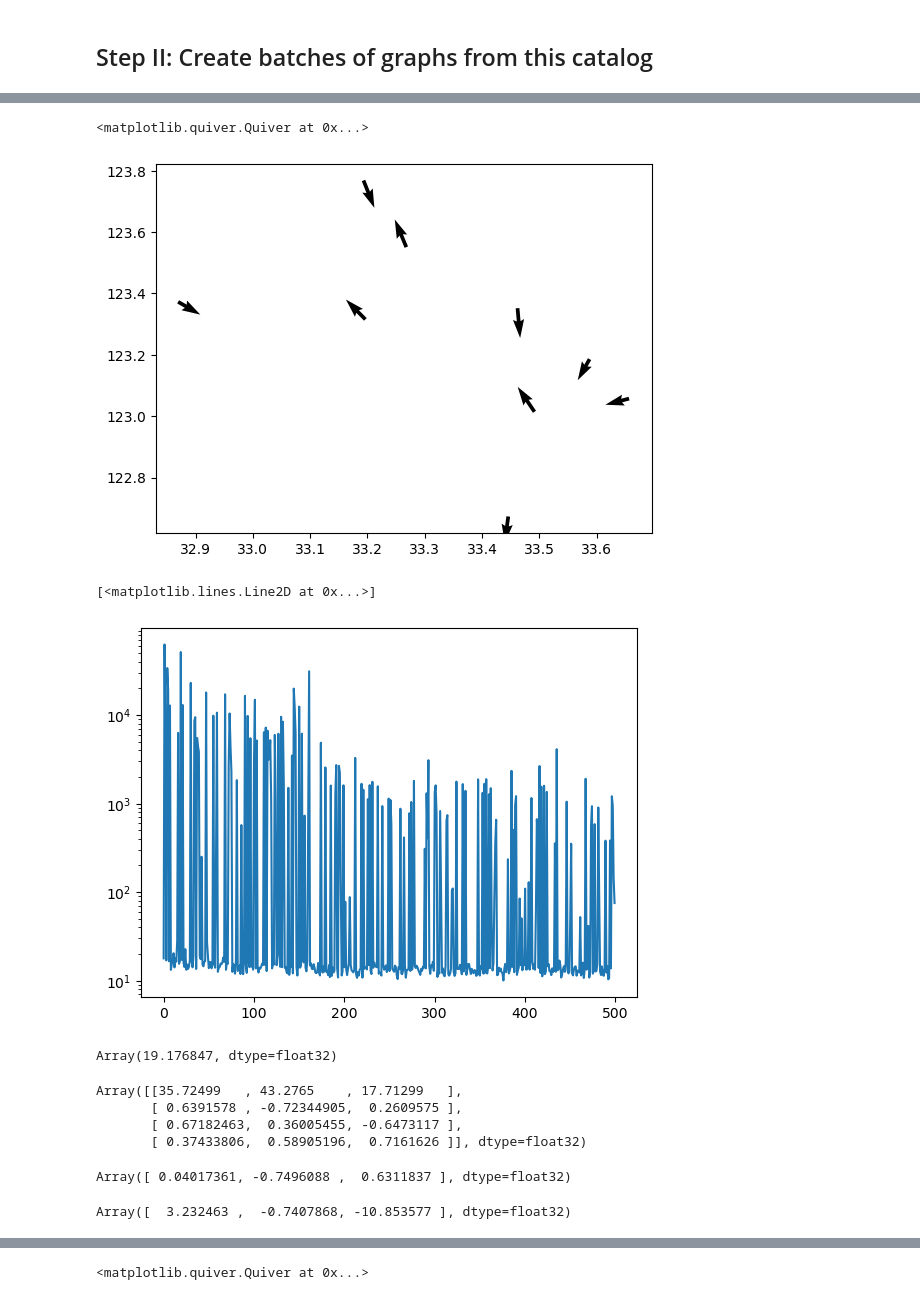
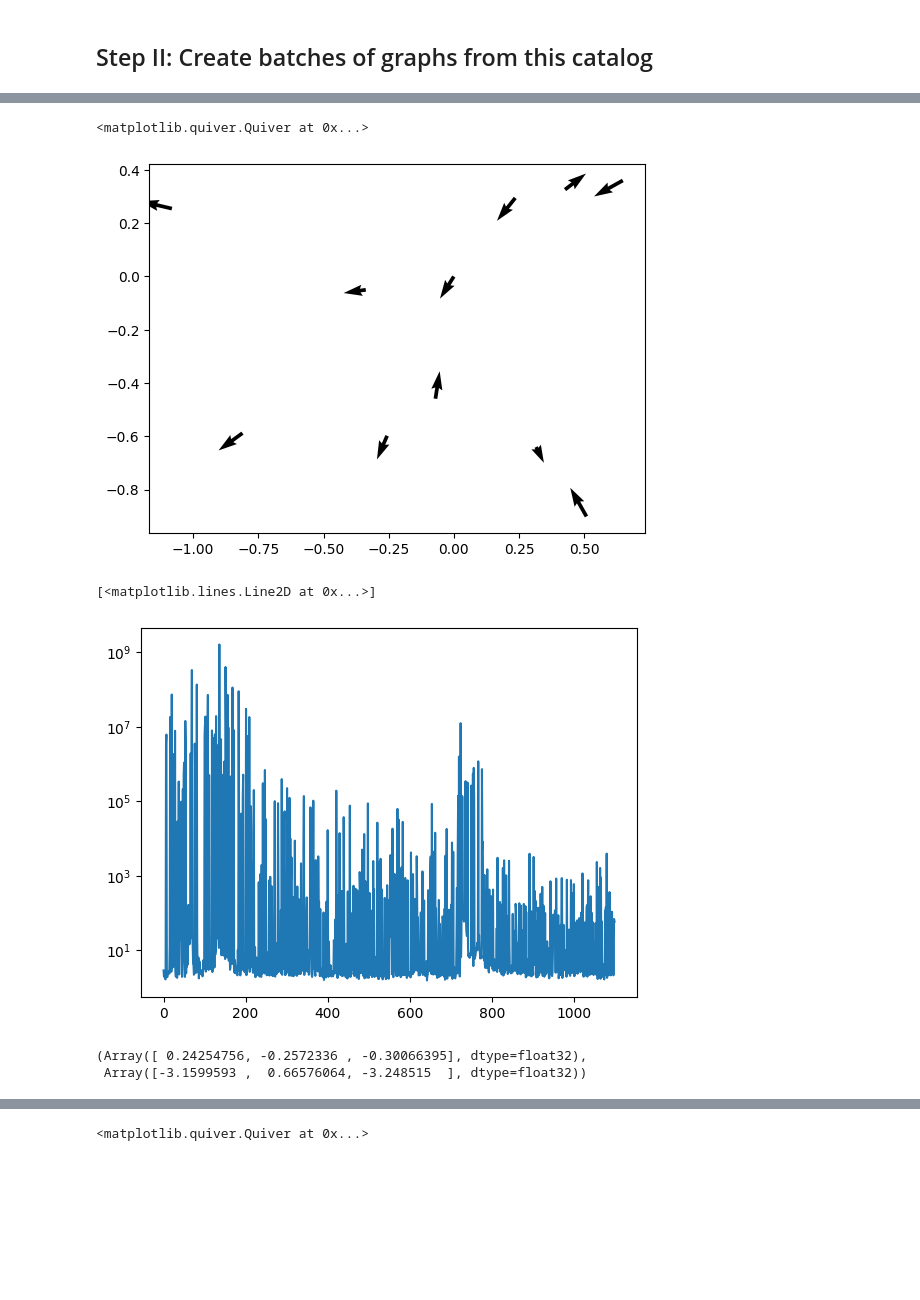
Before and after one commit to McWilliamsCenter/DeepGalaxyHaloConnection, a Jupyter notebook: notebooks/TrivialAlignments.ipynb, the cells around one changed output, grey strips where cells are left out. Drawn from its saved outputs; the diff is of its cells as text; code cells hidden in the pictures; blank space fills up the shorter version.

```diff
--- a/notebooks/TrivialAlignments.ipynb
+++ b/notebooks/TrivialAlignments.ipynb
@@ -114,13 +122,13 @@ batch_init = batch_fn(jax.random.PRNGKey(18))
 batch_init = jax.tree_map(lambda x:x[0], batch_init)
 # %%
-m = batch_init.nodes['pos'][:,0]>0
+m = batch_init.nodes['vectors'][:,1,0] != 0
 quiver(batch_init.nodes['pos'][:,0][m],
        batch_init.nodes['pos'][:,1][m],
        batch_init.nodes['vectors'][:,1,0][m],
        batch_init.nodes['vectors'][:,1,1][m])
 # %% [output]
 <matplotlib.quiver.Quiver at 0x...>
-[figure, old version]
+[figure, new version]
 # %%
 def EGCL(graph):
     """ Equivariant Graph Layer expects nodes with x, and h
@@ -165,20 +172,26 @@ def EGCL(graph):
 # %%
 def network_definition(graph: jraph.GraphsTuple) -> jraph.ArrayTree:
 
+    input_rotations = graph.nodes['vectors'][:,1:].reshape([-1,9])
+
     # We make a distinction between position x and other vectors v
     graph = graph._replace(nodes={'v': graph.nodes['vectors'],
-                                  'h': graph.nodes['scalars']})
+                                  'h': hk.Linear(64)(graph.nodes['scalars'])})
 
-    # Expending the dimensionality of hidden features
-    graph = graph._replace(nodes={'v': graph.nodes['v'],
-                                  'h': hk.Linear(16)(graph.nodes['h'])})
 
     graph = EGCL(graph)
+    graph = jraph.zero_out_padding(graph)
+
+    graph = EGCL(graph)
+    graph = jraph.zero_out_padding(graph)
+
+#     graph = EGCL(graph)
+#     graph = jraph.zero_out_padding(graph)
 
     # Applying a score network on the ouput of the EGCL
-    v = graph.nodes['v'][:,1:].reshape([-1,9])
+    v = graph.nodes['v'][:,:].reshape([-1,12])
     h = graph.nodes['h']
-    net = hk.nets.MLP([256, 256, 256], activation=jax.nn.leaky_relu)(jnp.concatenate([v,h], axis=-1))
+    net = hk.nets.MLP([128, 128, 128], activation=jax.nn.leaky_relu)(jnp.concatenate([v, h, input_rotations], axis=-1))
 
     score = hk.Linear(3)(net)
 
@@ -196,7 +209,7 @@ from so3dm.distributions import IsotropicGaussianSO3
 @jax.vmap
 def noise_fn1(u, key):
     x = SO3.from_matrix(u)
-    dist = IsotropicGaussianSO3(x, 0.2)
+    dist = IsotropicGaussianSO3(x, 0.5)
     qn = dist.sample(seed=key)
 
     def fn(s,q):
@@ -230,12 +242,12 @@ def update(params, opt_state, batch):
     updates, opt_state = opt_update(g, opt_state)
     return optax.apply_updates(params, updates), opt_state, l
 # %%
-opt_init, opt_update = optax.adam(1e-4)
+opt_init, opt_update = optax.adam(1e-3)
 opt_state = opt_init(params)
 seed = jax.random.PRNGKey(0)
 losses = []
 # %%
-for step in range(100):
+for step in range(1000):
     seed, key, key2 = jax.random.split(seed, 3)
     # Draw a batch of graphs
     batch = batch_fn(key)
@@ -252,28 +264,14 @@ for step in range(100):
     params, opt_state, l = update(params, opt_state, batch)
     losses.append(l)
 # %%
-semilogy(losses)
+semilogy(losses[:])
 # %% [output]
 [<matplotlib.lines.Line2D at 0x...>]
-[figure, old version]
+[figure, new version]
-# %%
-batch.nodes['score'].max()
-# %% [output]
-Array(19.176847, dtype=float32)
-# %%
-batch.nodes['vectors'][0,0]
-# %% [output]
-Array([[35.72499   , 43.2765    , 17.71299   ],
-       [ 0.6391578 , -0.72344905,  0.2609575 ],
-       [ 0.67182463,  0.36005455, -0.6473117 ],
-       [ 0.37433806,  0.58905196,  0.7161626 ]], dtype=float32)
 # %%
 res = jax.vmap(lambda x: network.apply(params, x))(batch)
 # %%
-res.nodes['score'][0,0]
+res.nodes['score'][0,0], batch.nodes['score'][0,0]
 # %% [output]
-Array([ 0.04017361, -0.7496088 ,  0.6311837 ], dtype=float32)
+(Array([ 0.24254756, -0.2572336 , -0.30066395], dtype=float32),
+ Array([-3.1599593 ,  0.66576064, -3.248515  ], dtype=float32))
-# %%
-batch.nodes['score'][0,0]
-# %% [output]
-Array([  3.232463 ,  -0.7407868, -10.853577 ], dtype=float32)
```
Also changed, not shown: parts of 13 cells of this notebook.
